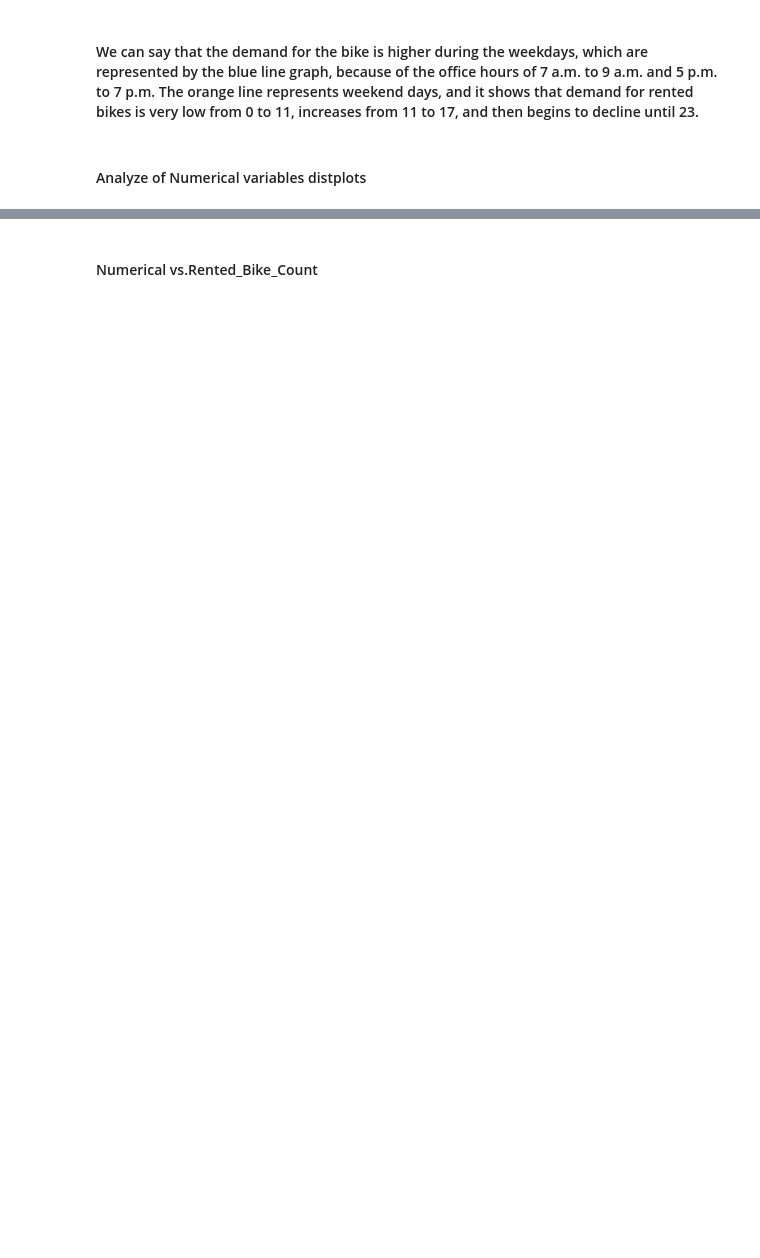
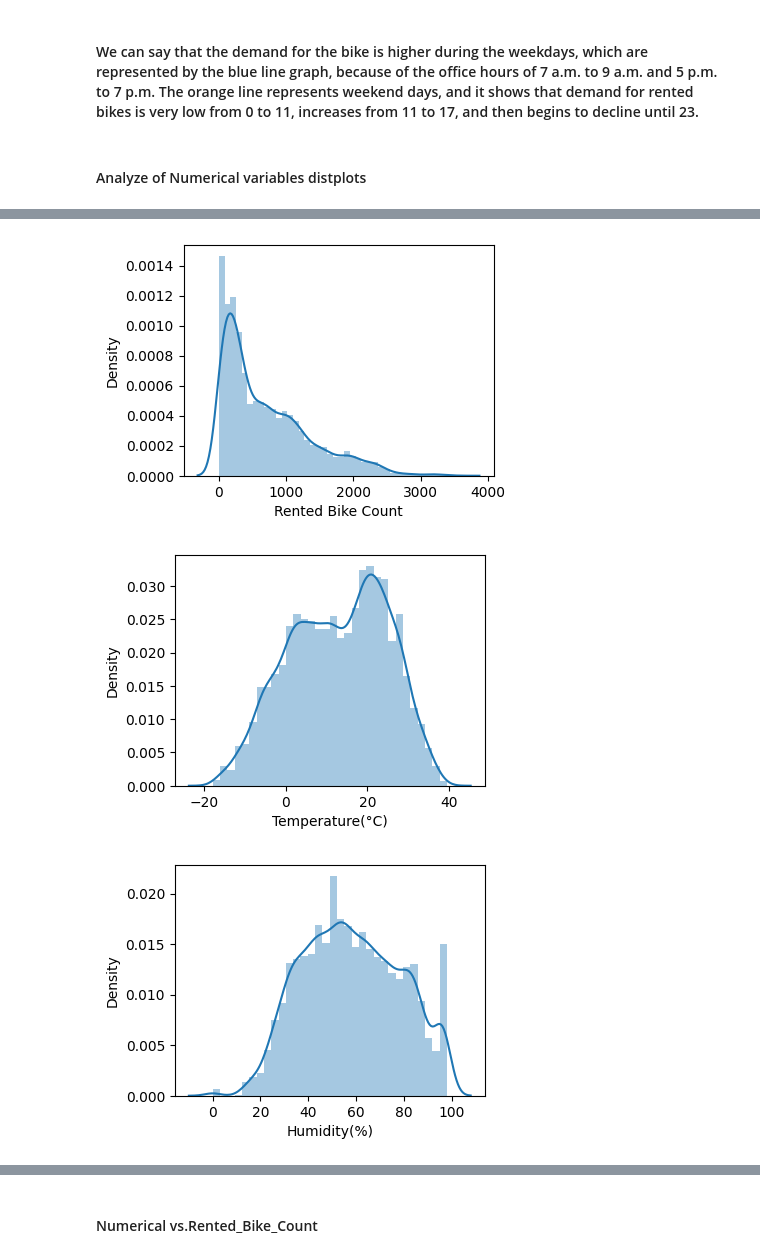
Before and after one commit to Bhoomikadayal/casptone-project---2-Regression, a Jupyter notebook: Bike_Sharing_Demand_Remake.ipynb, the cells around one changed output, grey strips where cells are left out. Drawn from its saved outputs; the diff is of its cells as text; code cells hidden in the pictures; blank space fills up the shorter version.

```diff
--- a/Bike_Sharing_Demand_Remake.ipynb
+++ b/Bike_Sharing_Demand_Remake.ipynb
@@ -301,7 +465,11 @@ numerical_features
 # %%
-#printing displots to analyze the distribution of all numerical features
+# it print all displots to check skewness and  the distribution of all numerical features
 for col in numerical_features:
-  plt.figure(figsize=(10,6))
+  plt.figure(figsize=(4,3))
   sns.distplot(x=df[col])
   plt.xlabel(col)
 plt.show()
+# %% [output]
+[figure, added]
+[figure, added]
+[figure, added]
```
Also changed, not shown: parts of 68 cells of this notebook.
